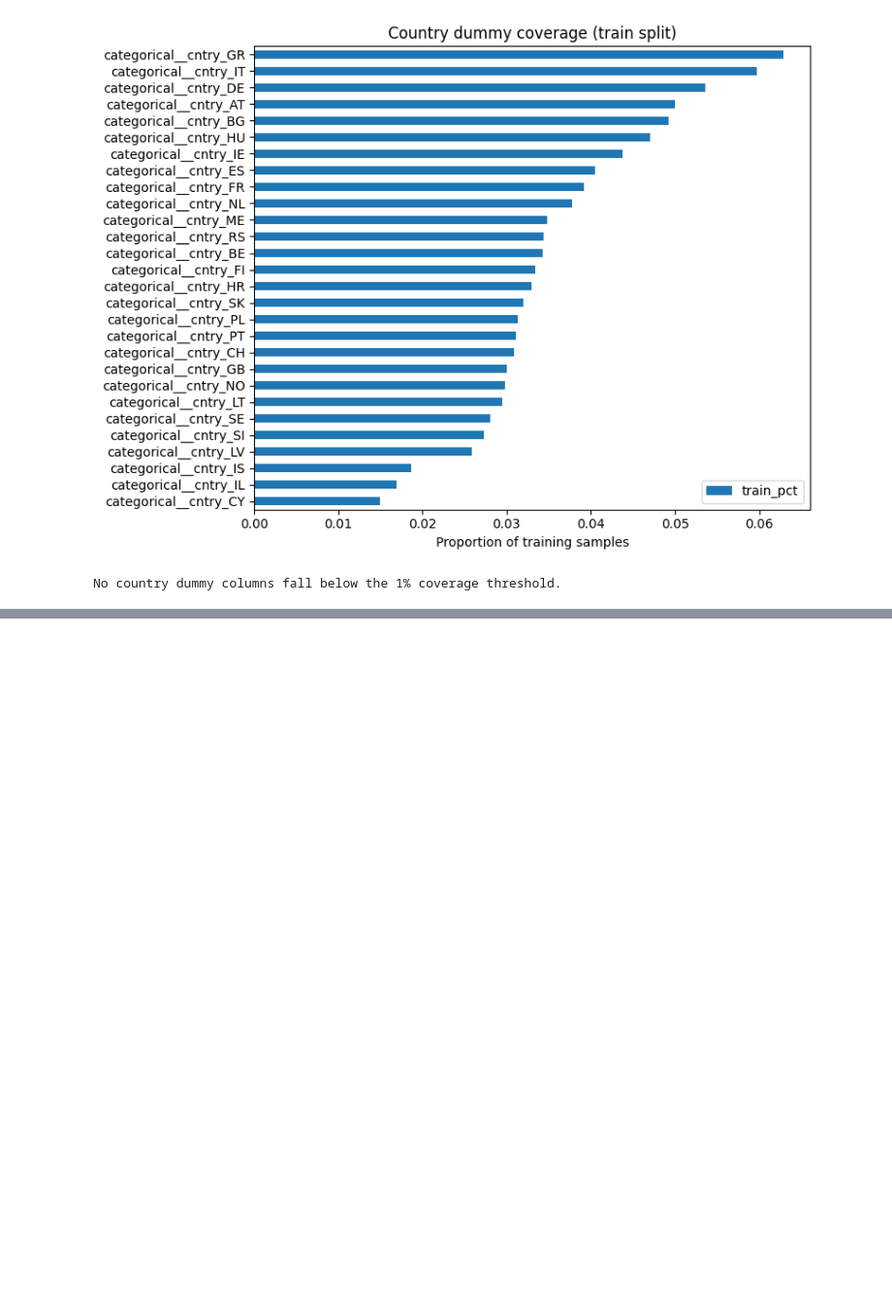
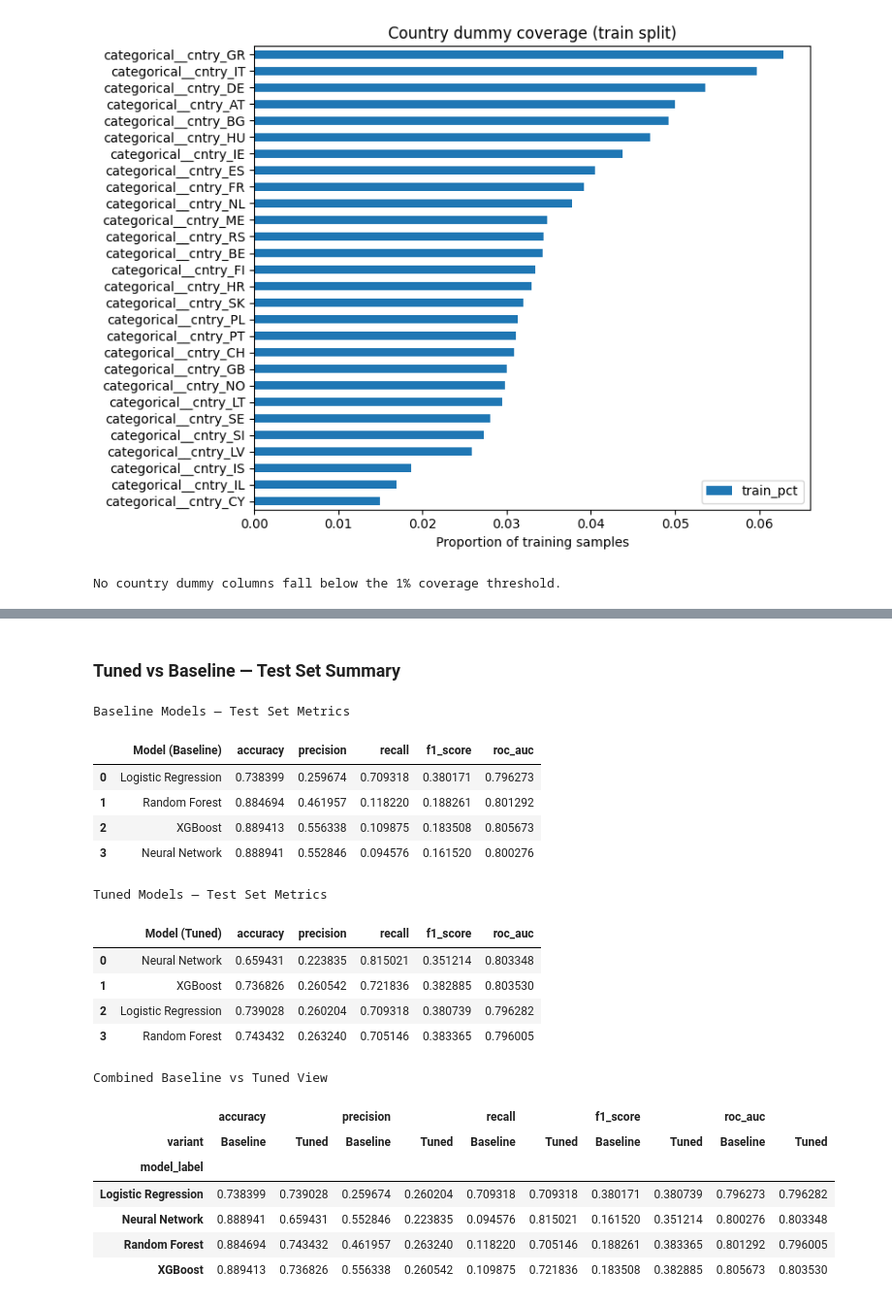
Before and after one commit to Petlaz/health-xai-prediction, a Jupyter notebook: notebooks/03_modeling.ipynb, the cells around one changed output, grey strips where cells are left out. Shown at 97% size. Drawn from its saved outputs; the diff is of its cells as text; code cells hidden in the pictures; blank space fills up the shorter version.

```diff
--- a/notebooks/03_modeling.ipynb
+++ b/notebooks/03_modeling.ipynb
@@ -479,0 +629,78 @@ No country dummy columns fall below the 1% coverage threshold.
+# %% [markdown]
+### Tuned vs Baseline — Test Set Summary
+# %%
+post_test = metrics_after_tuning[metrics_after_tuning['dataset'] == 'test'].copy()
+if post_test.empty:
+    raise ValueError('Test-set metrics are missing; rerun the evaluation cell above.')
+
+post_test['variant'] = post_test['model'].str.contains('tuned').map({True: 'Tuned', False: 'Baseline'})
+post_test['family'] = post_test['model'].str.replace('_tuned', '', regex=False)
+family_label = {
+    'logistic_regression': 'Logistic Regression',
+    'random_forest': 'Random Forest',
+    'xgboost': 'XGBoost',
+    'neural_network': 'Neural Network',
+}
+post_test['model_label'] = post_test['family'].map(family_label).fillna(post_test['model'])
+
+metrics_cols = ['accuracy', 'precision', 'recall', 'f1_score', 'roc_auc']
+
+baseline_table = (
+    post_test[post_test['variant'] == 'Baseline']
+    .loc[:, ['model_label'] + metrics_cols]
+    .sort_values(by='recall', ascending=False)
+    .rename(columns={'model_label': 'Model (Baseline)'})
+    .reset_index(drop=True)
+)
+
+print('Baseline Models — Test Set Metrics')
+display(baseline_table)
+
+if not post_test['variant'].eq('Tuned').any():
+    print('⚠️ Tuned models have not been evaluated on the test set yet. Run the evaluation cell above to refresh metrics.')
+    if 'tuning_df' in globals():
+        display(
+            tuning_df[['validation_recall', 'diagnosis']]
+            .rename(columns={'validation_recall': 'validation_recall (val)'})
+        )
+else:
+    tuned_table = (
+        post_test[post_test['variant'] == 'Tuned']
+        .loc[:, ['model_label'] + metrics_cols]
+        .sort_values(by='recall', ascending=False)
+        .rename(columns={'model_label': 'Model (Tuned)'})
+        .reset_index(drop=True)
+    )
+    print('Tuned Models — Test Set Metrics')
+    display(tuned_table)
+
+    combined = (
+        post_test
+        .set_index(['model_label', 'variant'])
+        [metrics_cols]
+        .unstack('variant')
+        .sort_index()
+    )
+    print('Combined Baseline vs Tuned View')
+    display(combined)
+# %% [output]
+Baseline Models — Test Set Metrics
+|  | Model (Baseline) | accuracy | precision | recall | f1_score | roc_auc |
+| 0 | Logistic Regression | 0.738399 | 0.259674 | 0.709318 | 0.380171 | 0.796273 |
+| 1 | Random Forest | 0.884694 | 0.461957 | 0.118220 | 0.188261 | 0.801292 |
+| 2 | XGBoost | 0.889413 | 0.556338 | 0.109875 | 0.183508 | 0.805673 |
+| 3 | Neural Network | 0.888941 | 0.552846 | 0.094576 | 0.161520 | 0.800276 |
+Tuned Models — Test Set Metrics
+|  | Model (Tuned) | accuracy | precision | recall | f1_score | roc_auc |
+| 0 | Neural Network | 0.659431 | 0.223835 | 0.815021 | 0.351214 | 0.803348 |
+| 1 | XGBoost | 0.736826 | 0.260542 | 0.721836 | 0.382885 | 0.803530 |
+| 2 | Logistic Regression | 0.739028 | 0.260204 | 0.709318 | 0.380739 | 0.796282 |
+| 3 | Random Forest | 0.743432 | 0.263240 | 0.705146 | 0.383365 | 0.796005 |
+Combined Baseline vs Tuned View
+|  | accuracy |  | precision |  | recall |  | f1_score |  | roc_auc |  |
+| variant | Baseline | Tuned | Baseline | Tuned | Baseline | Tuned | Baseline | Tuned | Baseline | Tuned |
+| model_label |  |  |  |  |  |  |  |  |  |  |
+| Logistic Regression | 0.738399 | 0.739028 | 0.259674 | 0.260204 | 0.709318 | 0.709318 | 0.380171 | 0.380739 | 0.796273 | 0.796282 |
+| Neural Network | 0.888941 | 0.659431 | 0.552846 | 0.223835 | 0.094576 | 0.815021 | 0.161520 | 0.351214 | 0.800276 | 0.803348 |
+| Random Forest | 0.884694 | 0.743432 | 0.461957 | 0.263240 | 0.118220 | 0.705146 | 0.188261 | 0.383365 | 0.801292 | 0.796005 |
+| XGBoost | 0.889413 | 0.736826 | 0.556338 | 0.260542 | 0.109875 | 0.721836 | 0.183508 | 0.382885 | 0.805673 | 0.803530 |
```
Also changed, not shown: parts of 24 cells of this notebook, 11 other files.
